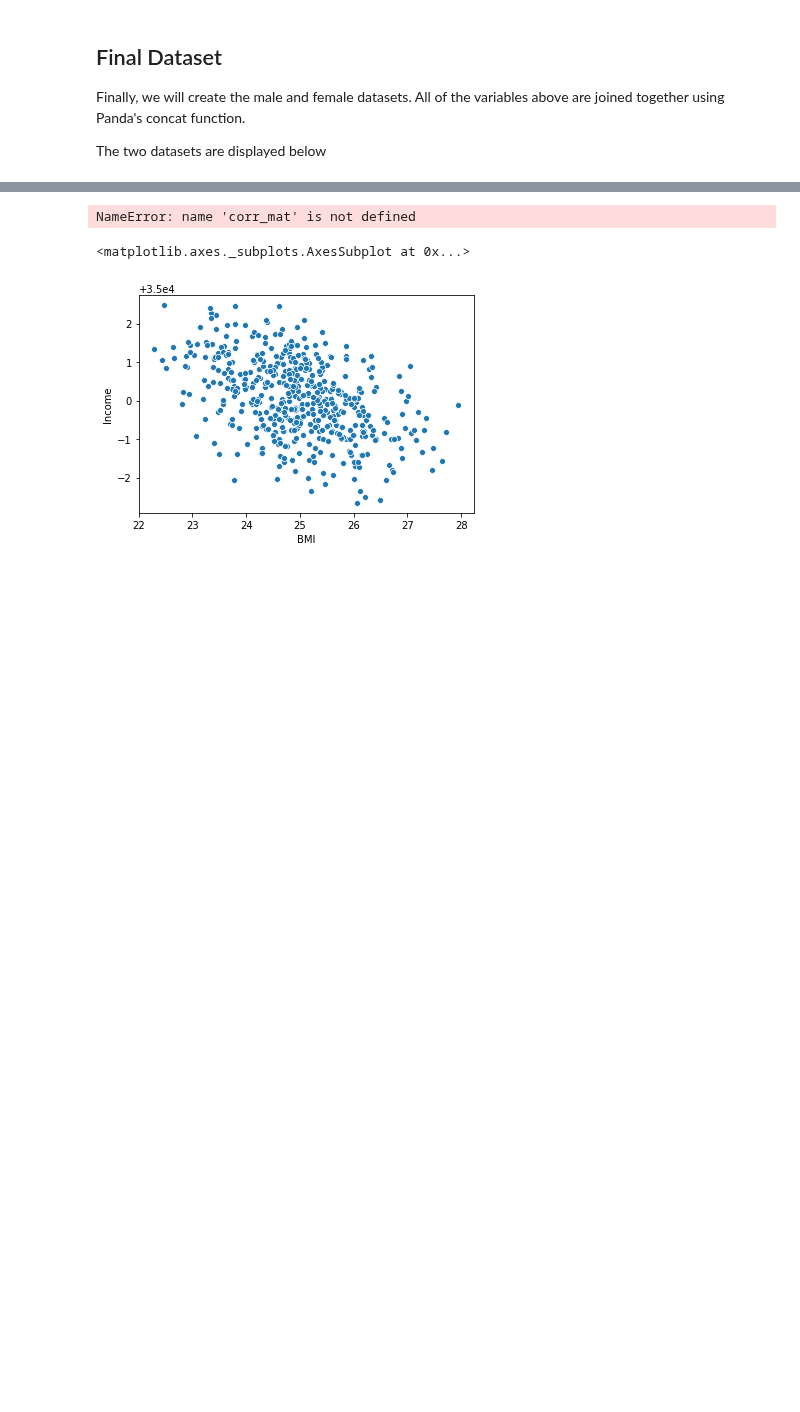
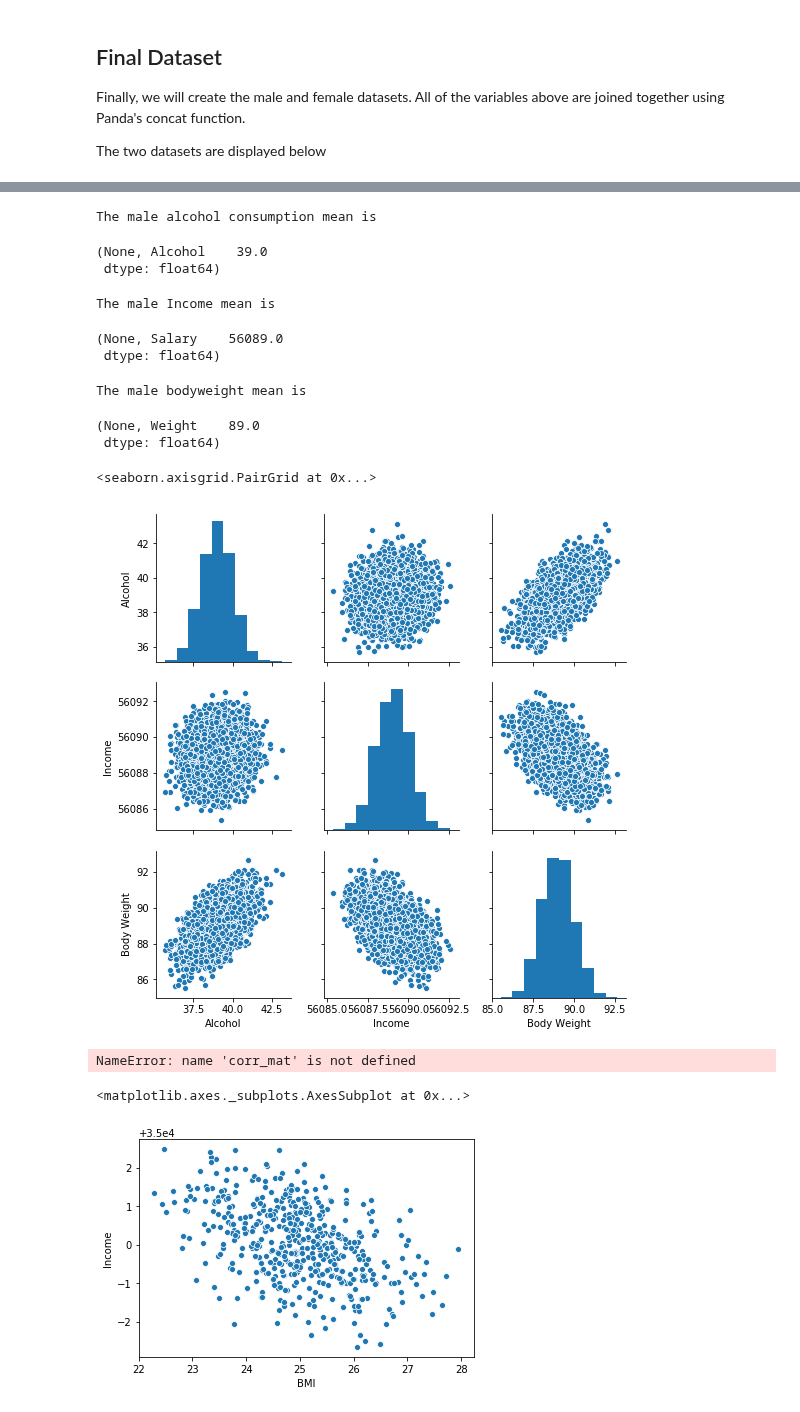
Before and after one commit to dermotkel/programming-project, a Jupyter notebook: Programming Project.ipynb, the cells around one changed output, grey strips where cells are left out. Drawn from its saved outputs; the diff is of its cells as text; code cells hidden in the pictures; blank space fills up the shorter version.

```diff
--- a/Programming Project.ipynb
+++ b/Programming Project.ipynb
@@ -417,3 +460,35 @@ female_combined.head()
+# %%
+print("The male alcohol consumption mean is"), np.rint(np.mean(malc))
+# %% [output]
+The male alcohol consumption mean is
+(None, Alcohol    39.0
+ dtype: float64)
+# %%
+print("The male Income mean is"), np.rint(np.mean(minc))
+# %% [output]
+The male Income mean is
+(None, Salary    56089.0
+ dtype: float64)
+# %%
+print("The male bodyweight mean is"), np.rint(np.mean(mbweight))
+# %% [output]
+The male bodyweight mean is
+(None, Weight    89.0
+ dtype: float64)
+# %%
+mean = [39, 56089, 89]
+cov = np.array([[1, 0.1, 0.6],
+                [0.1, 1, -0.5],
+               [0.6, -0.5, 1]])
+
+mn = np.random.multivariate_normal(mean, cov, 5000)
+mn = pd.DataFrame(y)
+mn.columns = ['Alcohol','Income','Body Weight']
+# %%
+sns.pairplot(mn)
+# %% [output]
+<seaborn.axisgrid.PairGrid at 0x...>
+[figure, added]
 # %%
 upper_chol = cholesky(corr_mat)
 
```
Also changed, not shown: parts of 20 cells of this notebook.
